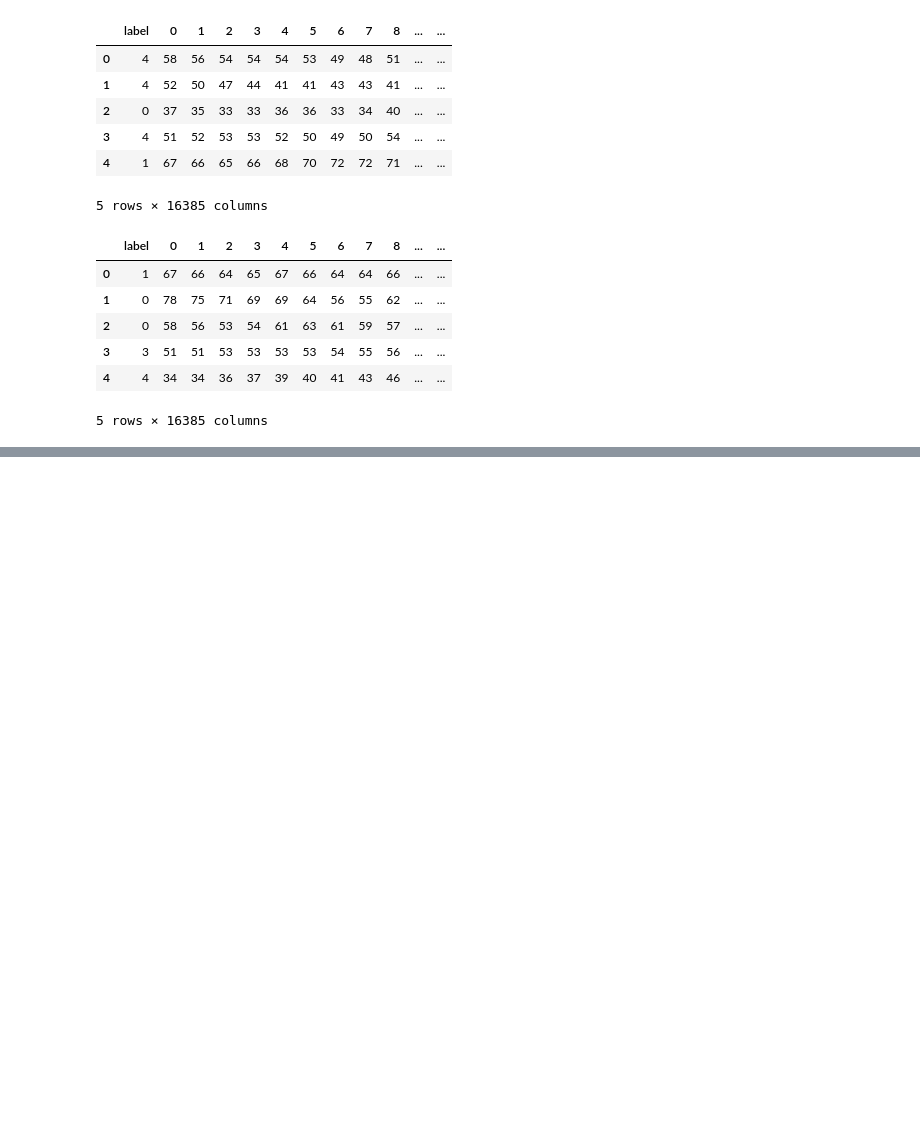
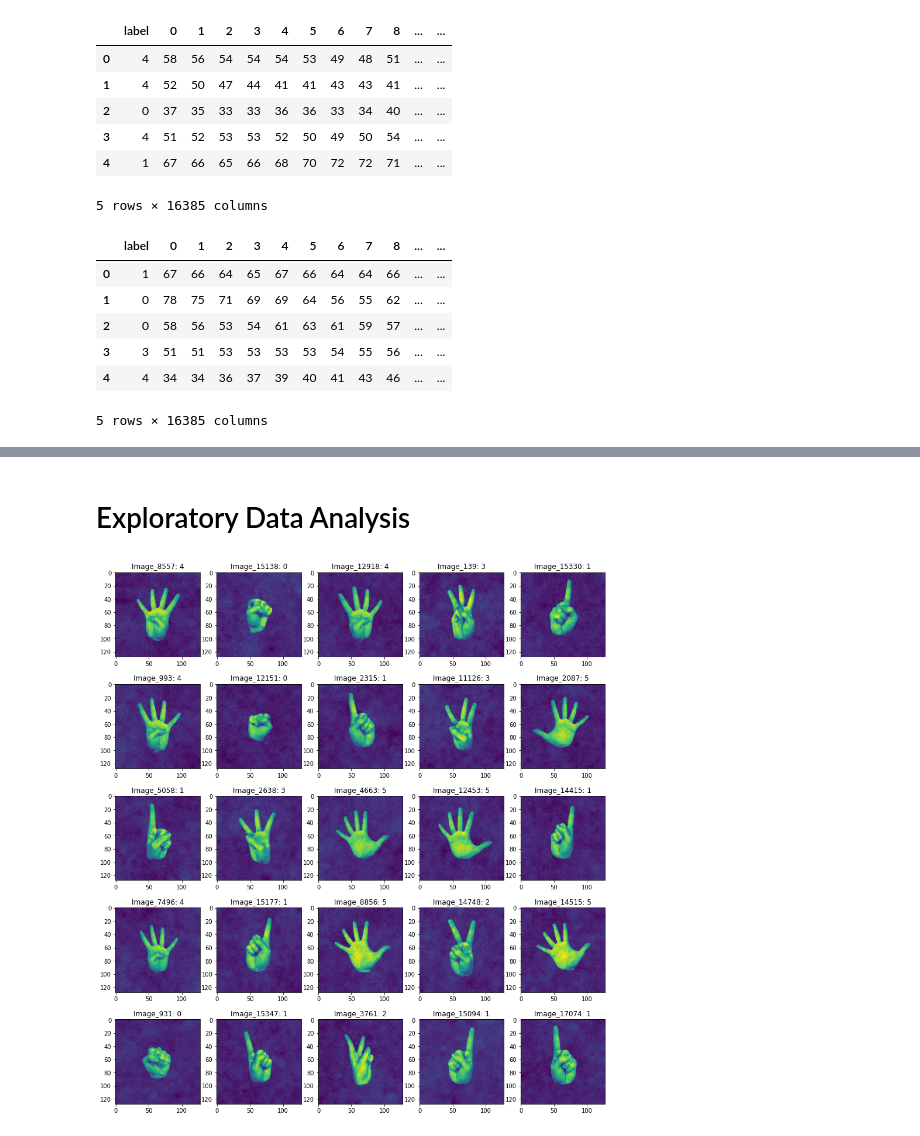
Before and after one commit to poolGolez/project-roosevelt, a Jupyter notebook: finger-number-ann-multi-class-classification.ipynb, the cells around one changed output, grey strips where cells are left out. Cells and saved outputs as stored; diff of their text form; code cells hidden in the pictures; blank space fills up the shorter version.

```diff
--- a/finger-number-ann-multi-class-classification.ipynb
+++ b/finger-number-ann-multi-class-classification.ipynb
@@ -112,0 +113,19 @@ raw_test_df.image
+# %% [markdown]
+# Exploratory Data Analysis
+# %%
+# Let's visualize some images from the dataset
+n_rows = 5
+n_cols = 5
+fig = plt.figure(figsize=(15, 17))
+ax = []
+for i in range(1, n_rows * n_cols + 1):
+    img_index = np.random.randint(len(X_train))
+    image = np.reshape(X_train.loc[img_index].to_numpy(), (128, 128))
+    label = y_train[img_index]
+    ax.append(fig.add_subplot(n_rows, n_cols, i))
+    ax[-1].set_title(f"Image_{img_index}: {label}")
+    plt.imshow(image)
+
+plt.show()
+# %% [output]
+[figure, added]
```
Also changed, not shown: parts of 24 cells of this notebook.
